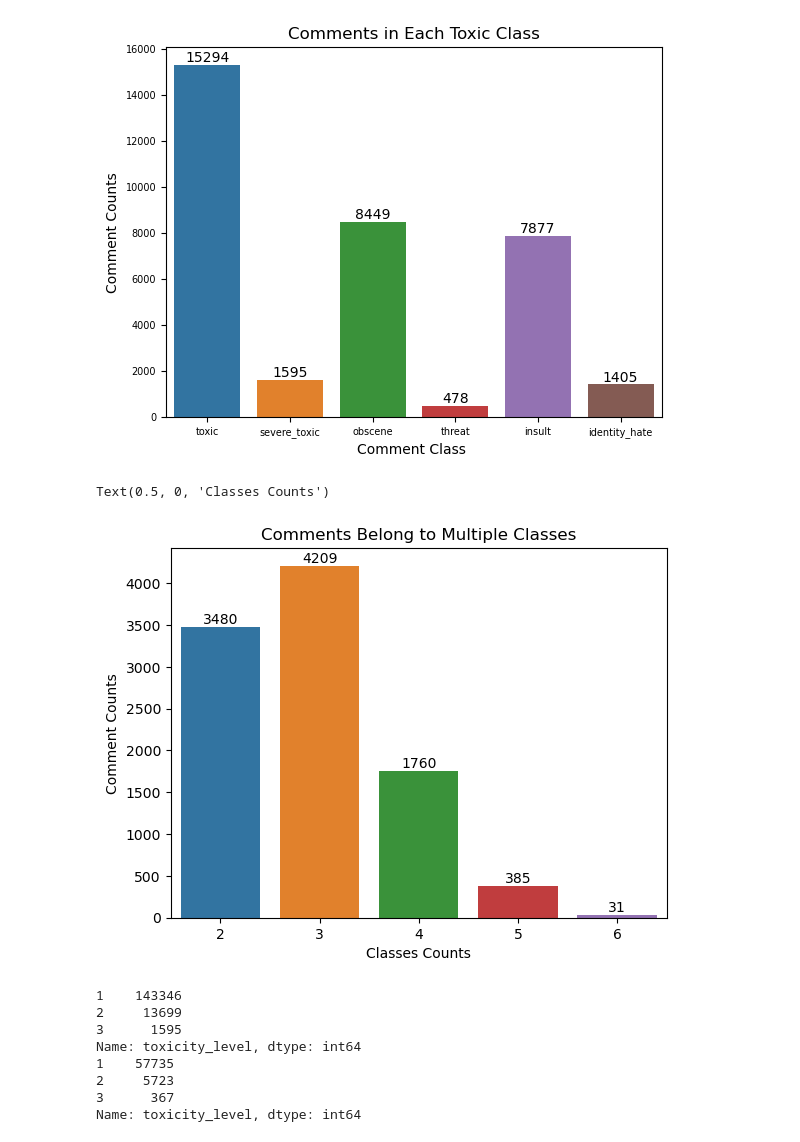
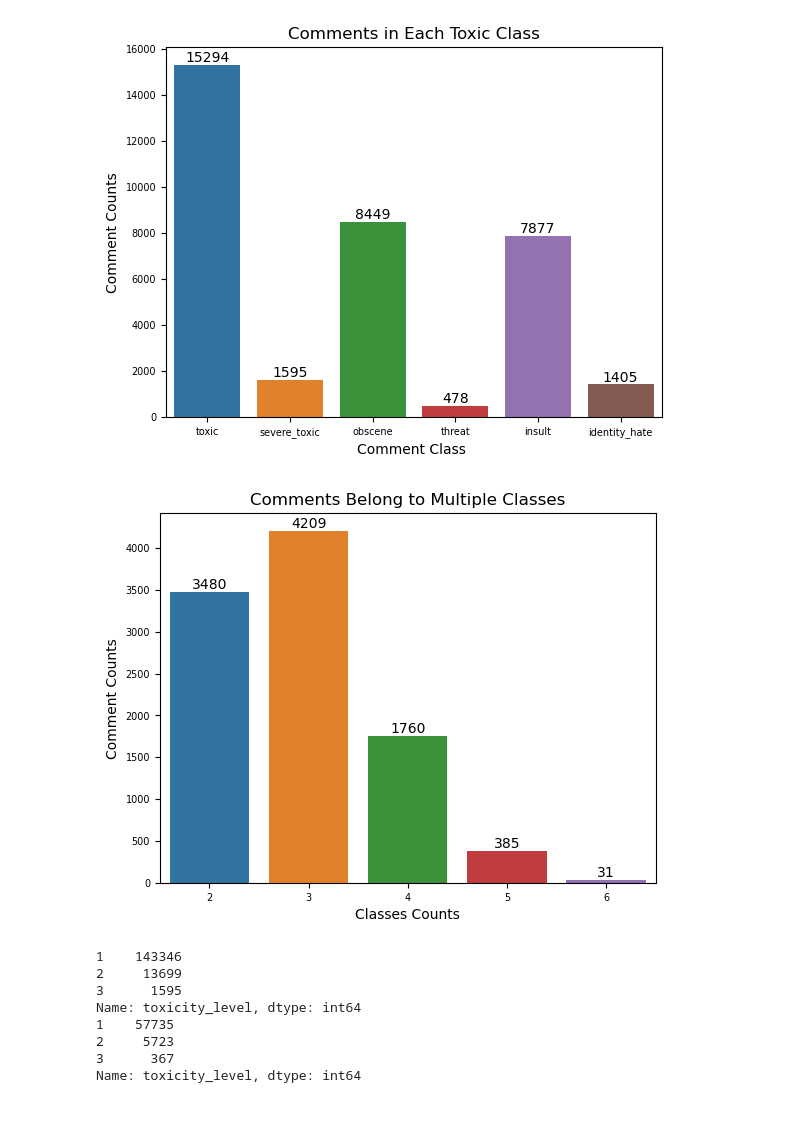
Before and after one commit to jjbocek/ToxicApp, a Jupyter notebook: Final_Project/Toxic_App_Exploratory_Data_Cleaning.ipynb, the cells around one changed output. Cells and saved outputs as stored; diff of their text form; code cells hidden in the pictures; blank space fills up the shorter version.

```diff
--- a/Final_Project/Toxic_App_Exploratory_Data_Cleaning.ipynb
+++ b/Final_Project/Toxic_App_Exploratory_Data_Cleaning.ipynb
@@ -111,15 +111,16 @@ ax.tick_params(labelsize=7)
 # %%
 #Comments belong to multiple classes by getting rowSums
 multiClass_comm= train_df.iloc[:,2:].sum(axis=1).value_counts()
 multiClass= multiClass_comm[multiClass_comm.index>1]
 ax=sns.barplot(x=multiClass.index, y=multiClass.values)
 ax.bar_label(ax.containers[0])
 plt.title("Comments Belong to Multiple Classes")
 plt.ylabel('Comment Counts')
 plt.xlabel('Classes Counts')
+ax.tick_params(labelsize=7)
+plt.show()
 # %% [output]
-Text(0.5, 0, 'Classes Counts')
-[figure, old version]
+[figure, new version]
 # %%
 def reconfigure_categories(train_df, test_lab):
     'add categories to df'
```
Also changed, not shown: parts of 6 cells of this notebook.
